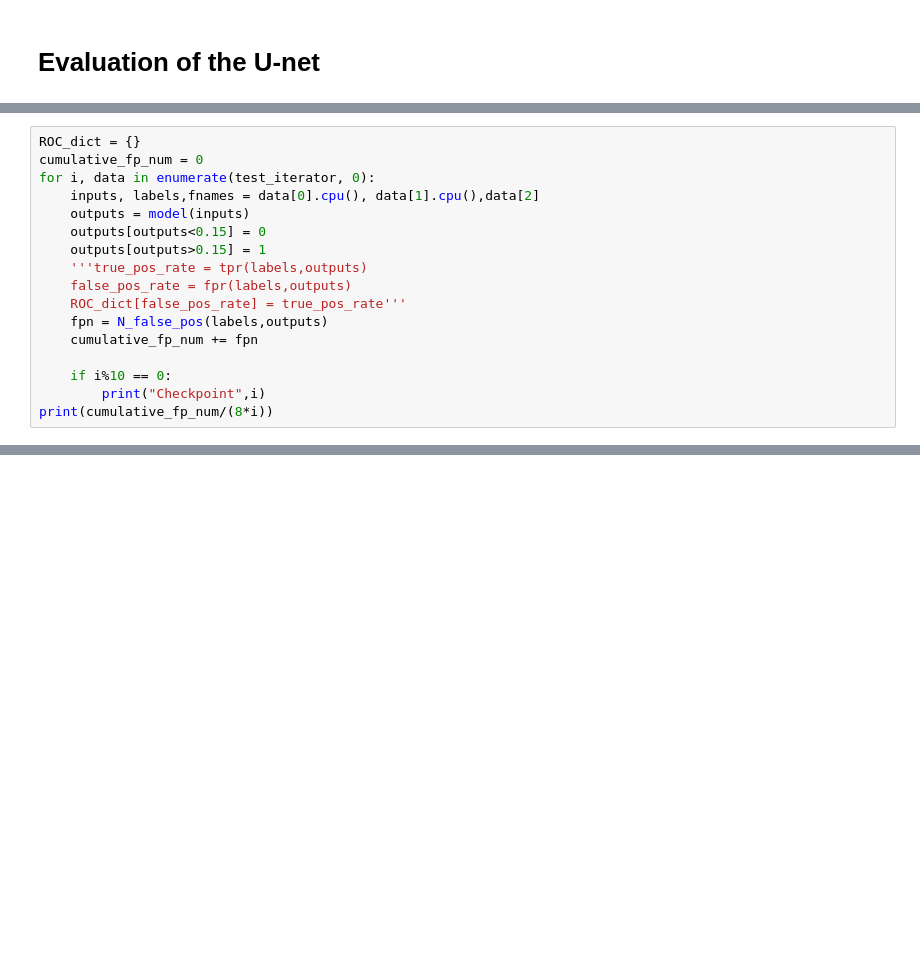
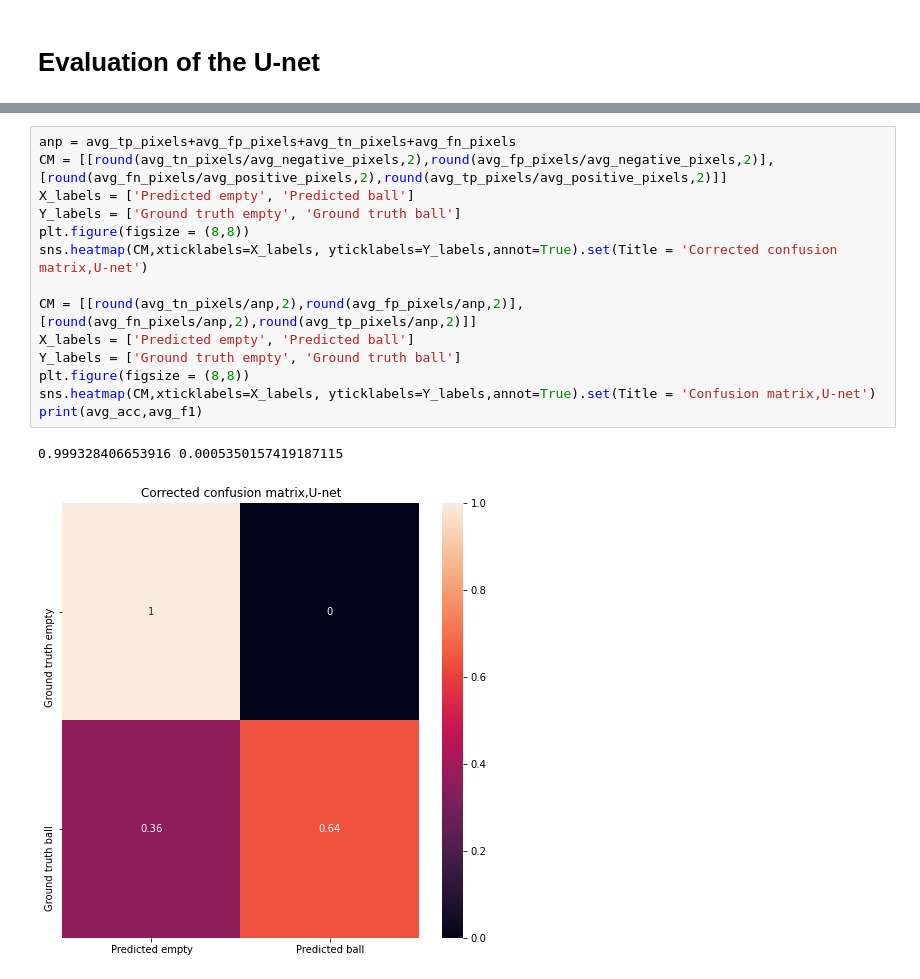
Before and after one commit to hubaycsenge/Movement_detection, a Jupyter notebook: eval_models.ipynb, the cells around one changed output, grey strips where cells are left out. Saved outputs shown, nothing was run; the diff lists cells and outputs as text; blank space fills up the shorter version.

```diff
--- a/eval_models.ipynb
+++ b/eval_models.ipynb
@@ -43,19 +243,2 @@ model.to('cpu')
 # %% [output]
 {'UNet': {'in_channels': 3, 'out_channels': 1, 'n_blocks': 2, 'start_filters': 32, 'activation': 'relu', 'normalization': 'batch', 'conv_mode': 'same', 'dim': 2, 'up_mode': 'transposed'}}
-# %%
-ROC_dict = {}
-cumulative_fp_num = 0
-for i, data in enumerate(test_iterator, 0):
-    inputs, labels,fnames = data[0].cpu(), data[1].cpu(),data[2]
-    outputs = model(inputs)
-    outputs[outputs<0.15] = 0
-    outputs[outputs>0.15] = 1
-    '''true_pos_rate = tpr(labels,outputs)
-    false_pos_rate = fpr(labels,outputs)
-    ROC_dict[false_pos_rate] = true_pos_rate'''
-    fpn = N_false_pos(labels,outputs)
-    cumulative_fp_num += fpn
-
-    if i%10 == 0:
-        print("Checkpoint",i)
-print(cumulative_fp_num/(8*i))
@@ -94,0 +320,17 @@ print(ROC_dict)
+# %%
+anp = avg_tp_pixels+avg_fp_pixels+avg_tn_pixels+avg_fn_pixels
+CM = [[round(avg_tn_pixels/avg_negative_pixels,2),round(avg_fp_pixels/avg_negative_pixels,2)],[round(avg_fn_pixels/avg_positive_pixels,2),round(avg_tp_pixels/avg_positive_pixels,2)]]
+X_labels = ['Predicted empty', 'Predicted ball']
+Y_labels = ['Ground truth empty', 'Ground truth ball']
+plt.figure(figsize = (8,8))
+sns.heatmap(CM,xticklabels=X_labels, yticklabels=Y_labels,annot=True).set(Title = 'Corrected confusion matrix,U-net')
+
+CM = [[round(avg_tn_pixels/anp,2),round(avg_fp_pixels/anp,2)],[round(avg_fn_pixels/anp,2),round(avg_tp_pixels/anp,2)]]
+X_labels = ['Predicted empty', 'Predicted ball']
+Y_labels = ['Ground truth empty', 'Ground truth ball']
+plt.figure(figsize = (8,8))
+sns.heatmap(CM,xticklabels=X_labels, yticklabels=Y_labels,annot=True).set(Title = 'Confusion matrix,U-net')
+print(avg_acc,avg_f1)
+# %% [output]
+0.999328406653916 0.0005350157419187115
+[figure, added]
```
Also changed, not shown: parts of 15 cells of this notebook.
